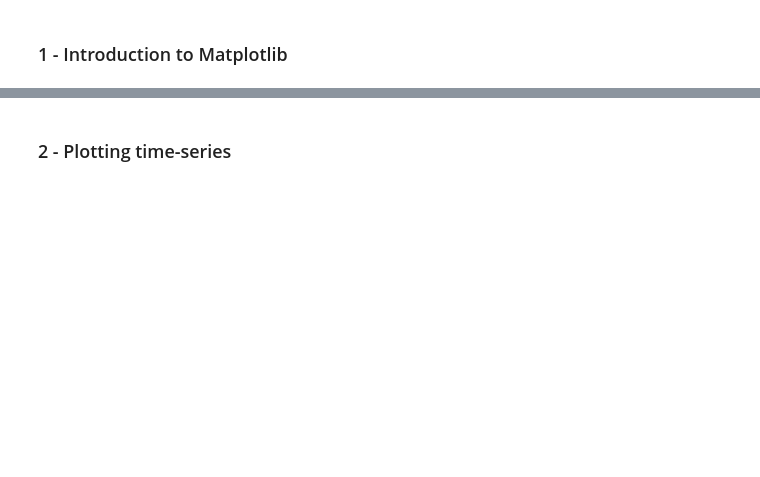
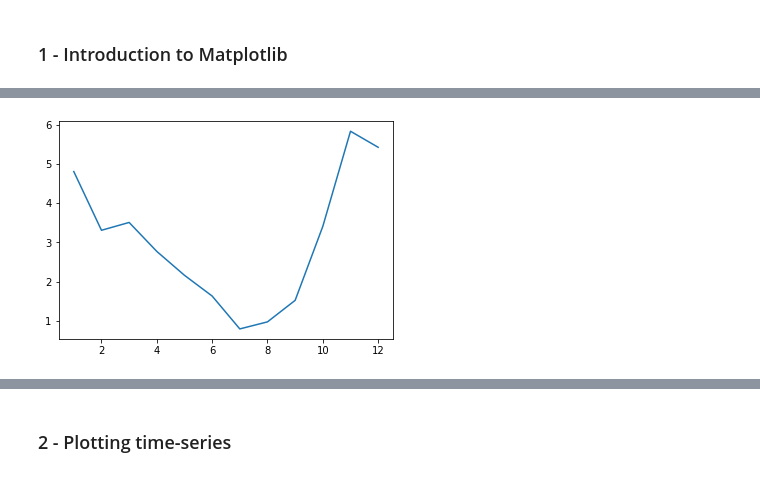
Before and after one commit to UvoChrollo/Pythonista, a Jupyter notebook: Notebook/Data Visualization/Matplotlib Introduction.ipynb, the cells around one changed output, grey strips where cells are left out. Drawn from its saved outputs; the diff is of its cells as text; code cells hidden in the pictures; blank space fills up the shorter version.

```diff
--- a/Notebook/Data Visualization/Matplotlib Introduction.ipynb
+++ b/Notebook/Data Visualization/Matplotlib Introduction.ipynb
@@ -15,0 +8,5 @@ plt.show()
+# %%
+url_seattle = 'https://raw.githubusercontent.com/KelvinMulyawan/Gudang/master/seattle.csv'
+
+seattle = pd.read_csv(url_seattle)
+seattle.head()
@@ -15,0 +20,3 @@ plt.show()
+# %%
+seattle = seattle[seattle['STATION']=='USW00094290']
+seattle.head()
@@ -15,0 +30,9 @@ plt.show()
+# %%
+date = seattle['DATE']
+mly_prcp_normal = seattle['MLY-PRCP-NORMAL']
+
+fig, ax = plt.subplots()
+ax.plot(date,mly_prcp_normal)
+plt.show()
+# %% [output]
+[figure, added]
```
Also changed, not shown: parts of 14 cells of this notebook.
